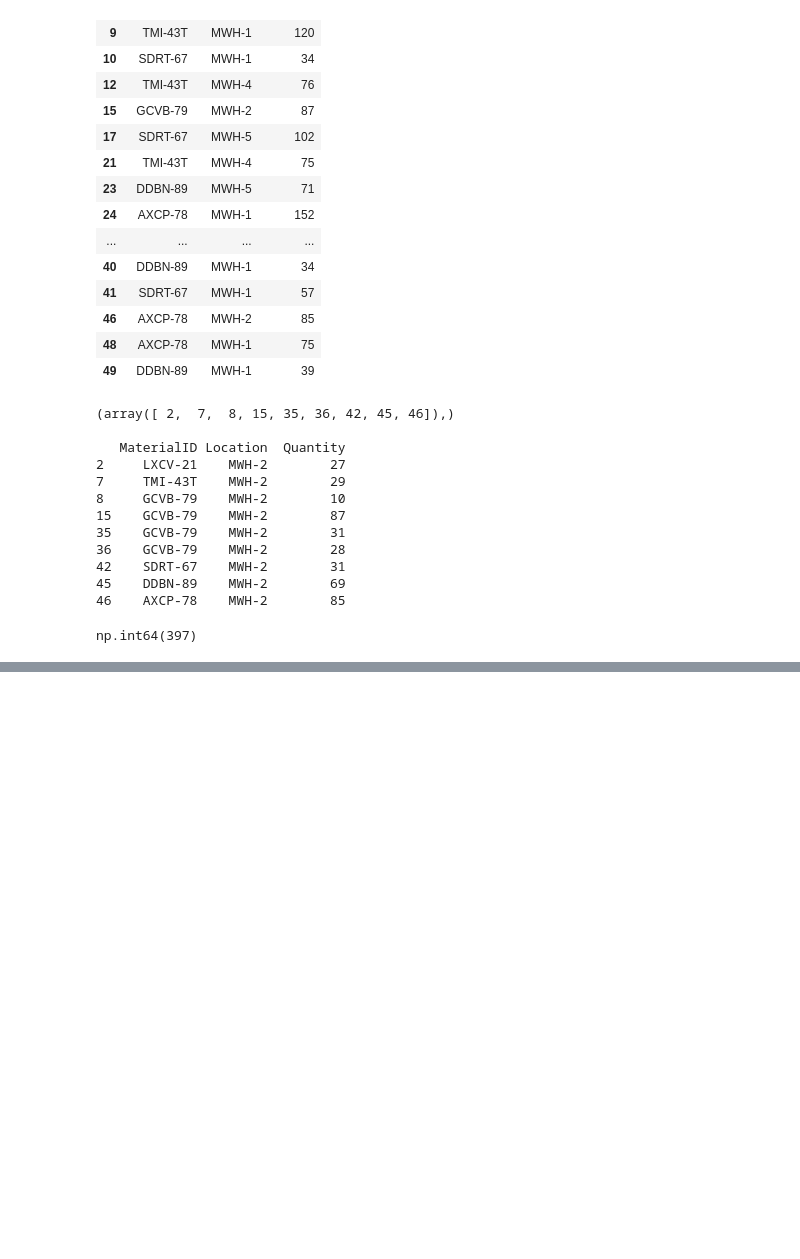
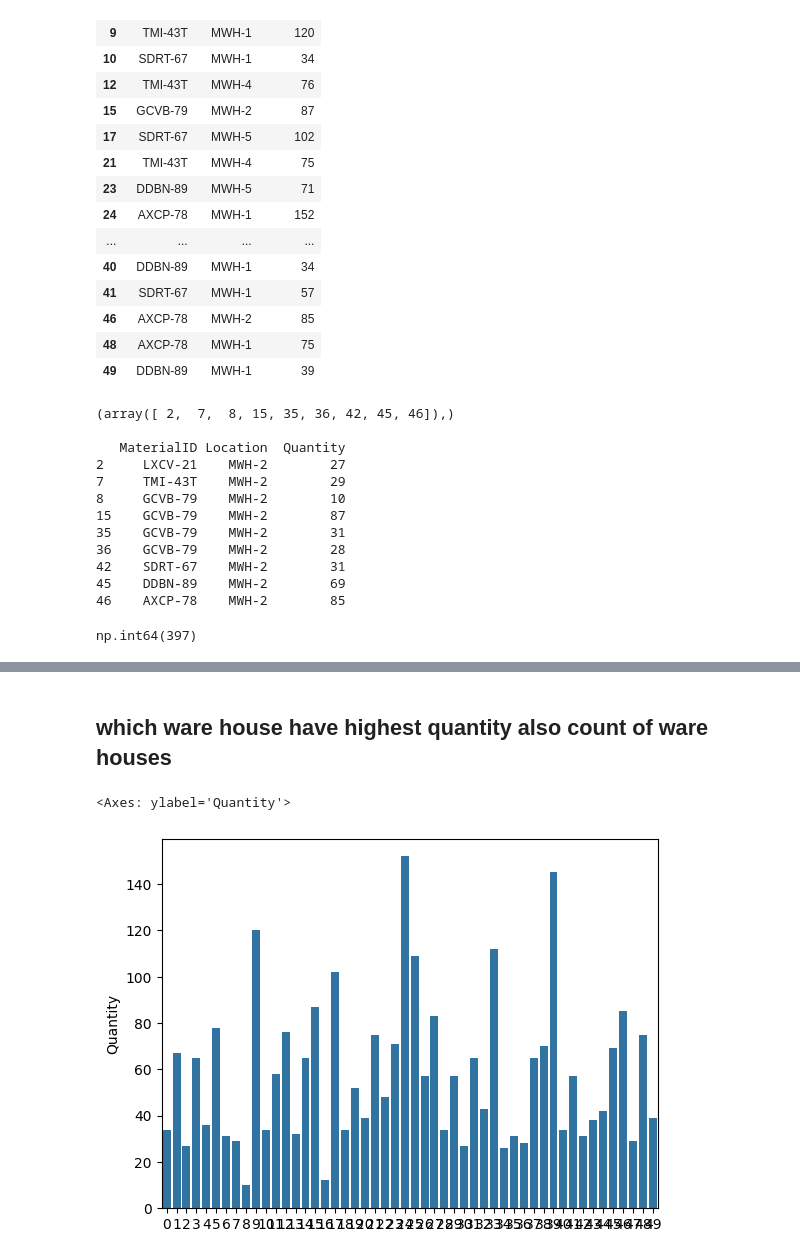
Before and after one commit to devdatta1429/BDA_Assignments, a Jupyter notebook: Stats/Day_3_Pandas.ipynb, the cells around one changed output, grey strips where cells are left out. Drawn from its saved outputs; the diff is of its cells as text; code cells hidden in the pictures; blank space fills up the shorter version.

```diff
--- a/Stats/Day_3_Pandas.ipynb
+++ b/Stats/Day_3_Pandas.ipynb
@@ -235,0 +291,18 @@ np.int64(397)
+# %%
+import pandas as pd
+import numpy as np
+
+df = pd.DataFrame({
+    'A': [1, 2, 3],
+    'B': [4, 5, 6]
+})
+
+print(df)
+
+# Empty column
+empty_arr = np.empty((3,1))
+
+# Stack horizontally
+result = np.hstack((df, empty_arr))
+
+print(result)
@@ -235,0 +340,14 @@ np.int64(397)
+# %%
+grd=[]
+
+for ctr in df.Quantity:
+    if ctr<= 50:
+        grd.append('A')
+    elif ctr <= 100:
+        grd.append('B')
+    else:
+        grd.append('C')
+
+df["Grade"] = grd
+
+df
@@ -235,0 +381,2 @@ np.int64(397)
+# %% [markdown]
+## which ware house have highest quantity also count of ware houses
@@ -235,0 +385,6 @@ np.int64(397)
+# %%
+import seaborn as sns
+sns.barplot(df.Quantity)
+# %% [output]
+<Axes: ylabel='Quantity'>
+[figure, added]
```
Also changed, not shown: parts of 37 cells of this notebook.
